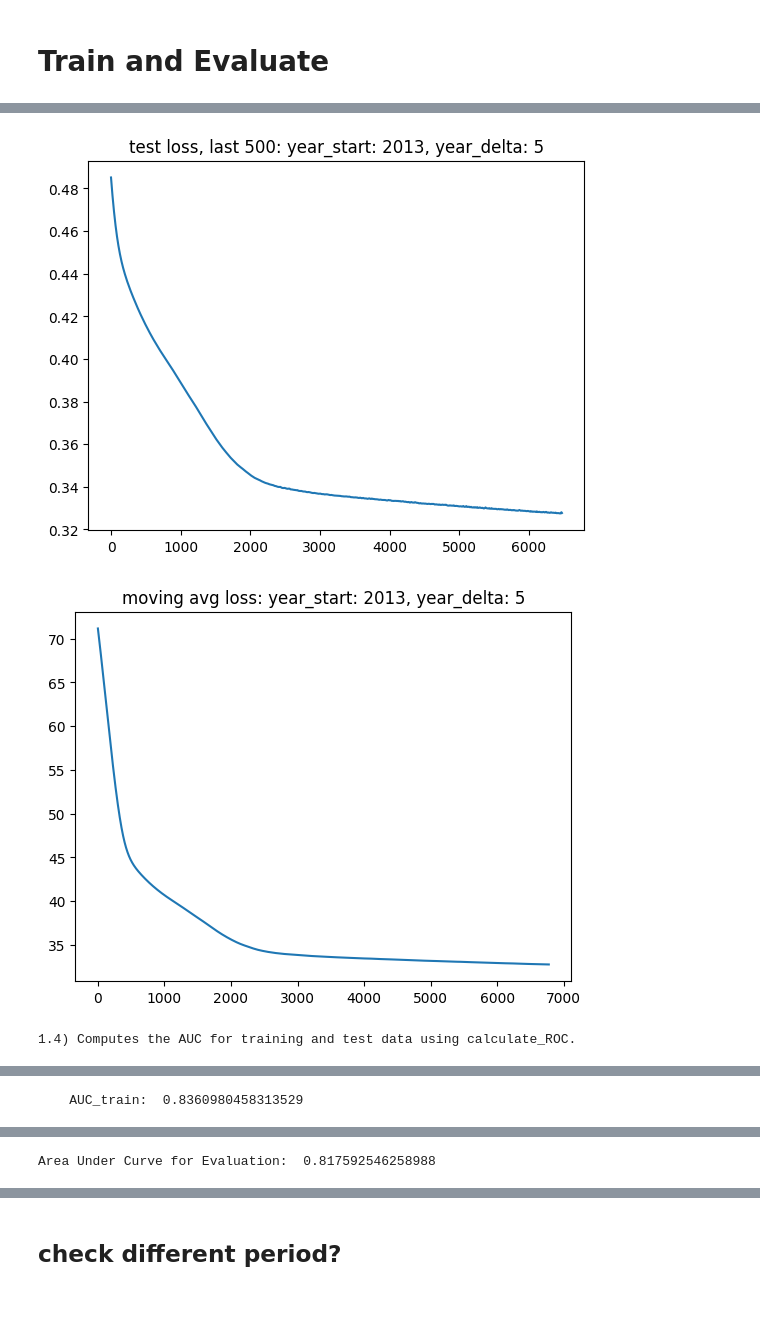
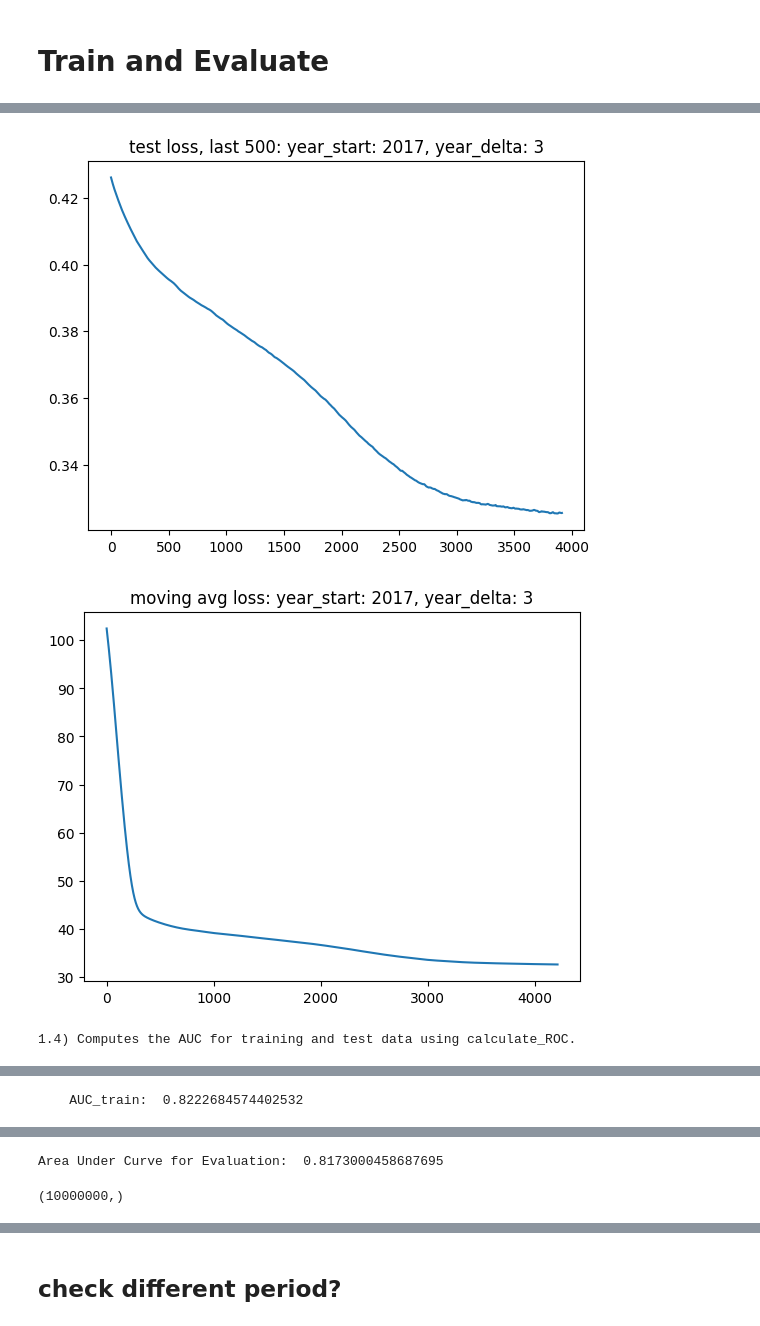
Before and after one commit to FelixFrohnertDB/arxiv_nlp, a Jupyter notebook: 5_baseline_3.ipynb, the cells around one changed output, grey strips where cells are left out. Cells and saved outputs as stored; diff of their text form; code cells hidden in the pictures.

```diff
--- a/5_baseline_3.ipynb
+++ b/5_baseline_3.ipynb
@@ -60,25 +21,10 @@ def update_co_occurrences(word_year_list, word_co_occurrences):
 # %%
-concept_filtered_arr = np.memmap("saved_files/embedding_concept_arr.dat",shape=(10330,), dtype="<U55")
-c_encoding_arr = np.memmap("saved_files/embedding_vector_arr.dat",shape=(10330, 31, 128), dtype=np.float64)
-
+concept_filtered_arr = np.memmap("saved_files/embedding_concept_arr.dat",shape=(10225,), dtype="<U55")
 ngram_abstracts = np.load("saved_files/ngram_abstracts.npy", mmap_mode="r")
 saved_year_arr = np.load("saved_files/year_arr.npy", mmap_mode="r")
+NUM_OF_VERTICES=len(concept_filtered_arr)
 
 print("Concepts which were tracked",concept_filtered_arr.shape)
 print("Abstracts",ngram_abstracts.shape)
 print("Year associated to abstract",saved_year_arr.shape)
-
-phys_filtered_concept_dict = {k:1 for k in concept_filtered_arr}
-ocurr_arr = []
-for abstract, year in zip(ngram_abstracts, saved_year_arr):
-    temp = keep_words_with_underscore(abstract)
-    if temp.count(" ") > 0:
-        temp = temp.split(" ")
-        temp = [s for s in temp if s in phys_filtered_concept_dict]
-        ocurr_arr.append([list(filter(("_").__ne__, temp)),year])
-
-word_co_occurrences = {}
-
-for word_list in tqdm(ocurr_arr):
-    update_co_occurrences(word_list,word_co_occurrences)
 # %% [output]
@@ -1017,15 +648,15 @@ len(train_dynamic_graph_sparse):  608363
 
 
 all_vertex_degree_cutoff=[1] # vertex degree is 1, means that the vertex is connected to at least one other vertex
-all_delta=[5] # time gap, unconnected pairs in y, the corresponding connection in y+delta
+all_delta=[3] # time gap, unconnected pairs in y, the corresponding connection in y+delta
 all_min_edges=[1] # every two vertices should have at least 1 edge between them
-
+year_start=2023-3
 
 for current_delta in all_delta:
     for curr_vertex_degree_cutoff in all_vertex_degree_cutoff:
         for current_min_edges in all_min_edges:
             cur_year_start=2023-current_delta
-            data_source=f"SemanticGraph_year_{str(year_start)}_delta_{str(current_delta)}_cutoff_{str(curr_vertex_degree_cutoff)}_minedge_{str(current_min_edges)}.pkl"
+            data_source=f"saved_files/SemanticGraph_year_{str(year_start)}_delta_{str(current_delta)}_cutoff_{str(curr_vertex_degree_cutoff)}_minedge_{str(current_min_edges)}.pkl"
 
             if os.path.isfile(data_source):
                 with open(data_source, "rb" ) as pkl_file:
@@ -1038,7 +669,7 @@ for current_delta in all_delta:
                 print("Number of 1s in train_edges_solution:", count_ones)
                 print(f"year_start: {year_start}; years_delta: {year_delta}; vertex_degree_cutoff: {vertex_degree_cutoff}; min_edges: {min_edges}")
                 #print("Here",year_start,years_delta,year_start+years_delta)
-                with open("logs_"+data_source+".txt", "a") as myfile:
+                with open(data_source+"_logs.txt", "a") as myfile:
                     myfile.write('Read'+str(data_source)+'\n')
 
                 edges_used=1e5
@@ -1050,7 +681,8 @@ for current_delta in all_delta:
                 for rnd_seed in full_rnd_seed:
                     hyper_paramters=[edges_used,percent_positive_examples,batch_size,lr_enc,rnd_seed]
 
-                    all_idx=link_prediction_semnet(full_dynamic_graph,
+
+                    all_idx = link_prediction_semnet(full_dynamic_graph,
                                                     unconnected_vertex_pairs,
                                                     year_start,#+years_delta,
                                                     year_delta,
@@ -1059,12 +691,21 @@ for current_delta in all_delta:
                                                     hyper_paramters,
                                                     data_source
                                                     )
+                # all_idx = link_prediction_split(full_dynamic_graph,
+                    #                                 unconnected_vertex_pairs,
+                    #                                 year_start,#+years_delta,
+                    #                                 year_delta,
+                    #                                 vertex_degree_cutoff,
+                    #                                 min_edges,
+                    #                                 hyper_paramters,
+                    #                                 data_source
+                    #                                 )
 
                     eval_info=f"year: {year_start}, delta: {year_delta}"
                     AUC=calculate_ROC(all_idx, np.array(unconnected_vertex_pairs_solution), eval_info)
                     print('Area Under Curve for Evaluation: ', AUC,'\n\n\n')
 
-                    with open("logs"+data_source+".txt", "a") as log_file:
+                    with open(data_source+"_logs.txt", "a") as log_file:
                         log_file.write("---\n")
                         log_file.write("edges_used="+str(edges_used)+"\n")
                         log_file.write("percent_positive_examples="+str(percent_positive_examples)+"\n")
@@ -1113,3 +754,3 @@ Computing properties for Test data
-[figure, old version]
+[figure, new version]
-[figure, old version]
+[figure, new version]
 1.4) Computes the AUC for training and test data using calculate_ROC.
@@ -1117 +758 @@ Computing properties for Test data
-    AUC_train:  0.8360980458313529
+    AUC_train:  0.8222684574402532
@@ -1137 +778,6 @@ Computing properties for Test data
-Area Under Curve for Evaluation:  0.817592546258988
+Area Under Curve for Evaluation:  0.8173000458687695
+# %%
+# eval_info = 'year: 2020, delta: 3'
+all_idx.shape
+# %% [output]
+(10000000,)
```
Also changed, not shown: parts of 15 cells of this notebook, 10 other files.
